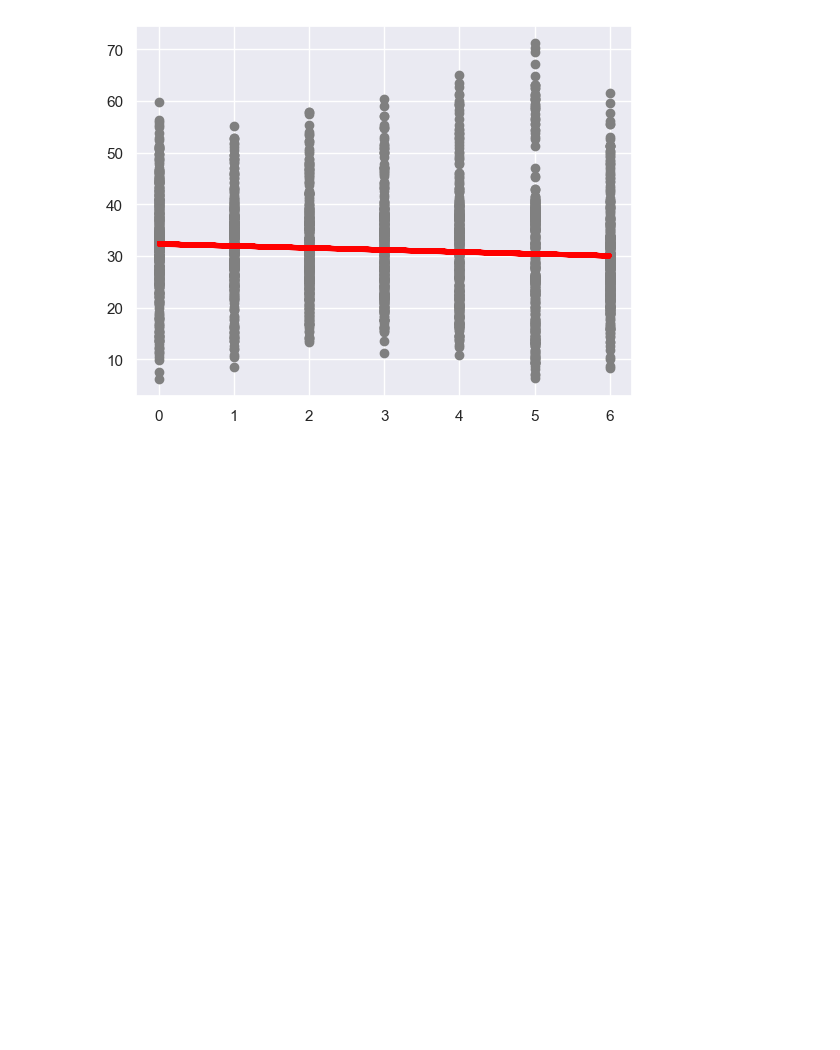
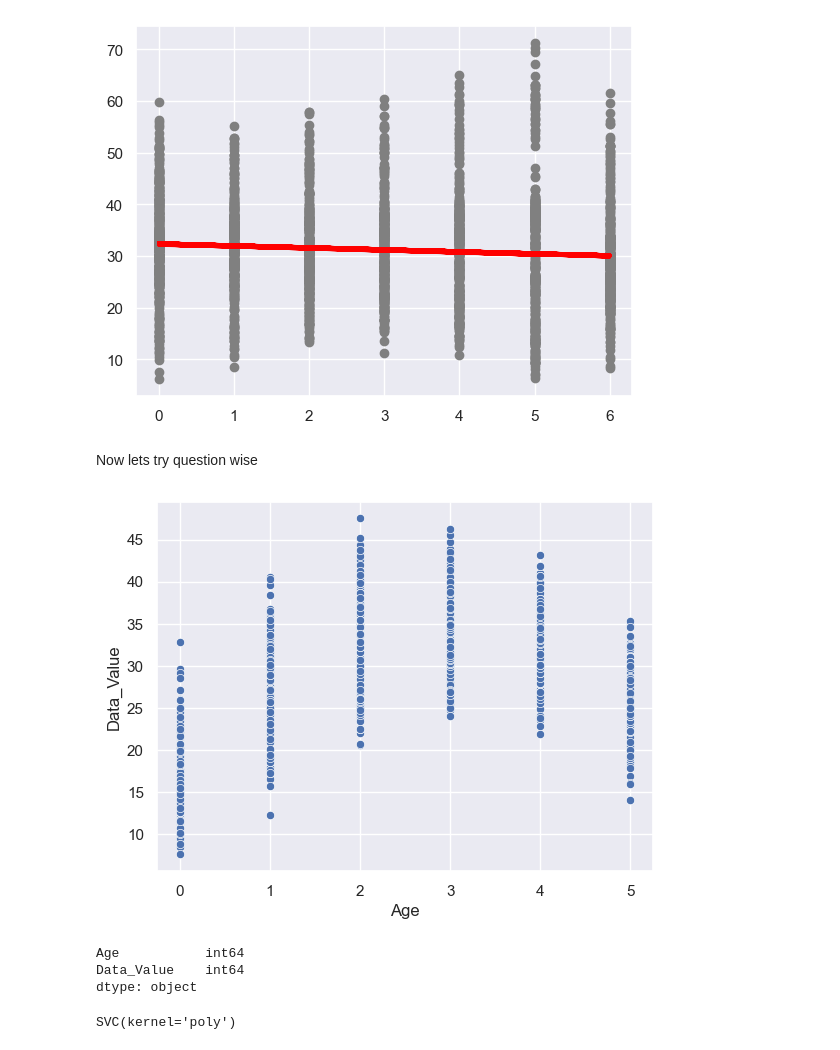
Before and after one commit to techman0256/Data_Mining_CP1, a Jupyter notebook: lab1/aks_lab1_second.ipynb, the cells around one changed output. Drawn from its saved outputs; the diff is of its cells as text; code cells hidden in the pictures; blank space fills up the shorter version.

```diff
--- a/lab1/aks_lab1_second.ipynb
+++ b/lab1/aks_lab1_second.ipynb
@@ -317,3 +317,23 @@ plt.plot(x_test['Income'], y_pred, color='red', linewidth=2)
 plt.show()
 # %% [output]
 [figure]
+# %% [markdown]
+Now lets try question wise
+# %%
+df1 = df[df['QuestionID'] == 'Q036']
+
+sns.scatterplot(x="Age", y="Data_Value", data=df1)
+plt.show()
+# %% [output]
+[figure, added]
+# %%
+df1 = df[['Age','Data_Value']]
+df1 = df1.dropna()
+
+df1.dtypes
+df1 =  df1.astype('int64')
+df1.dtypes
+# %% [output]
+Age           int64
+Data_Value    int64
+dtype: object
@@ -319,0 +345,6 @@ plt.show()
+# %%
+from sklearn import svm
+clf = svm.SVC(kernel='poly')
+clf.fit(x_train, y_train)
+# %% [output]
+SVC(kernel='poly')
```
Also changed, not shown: parts of 5 cells of this notebook, 1 other file.
